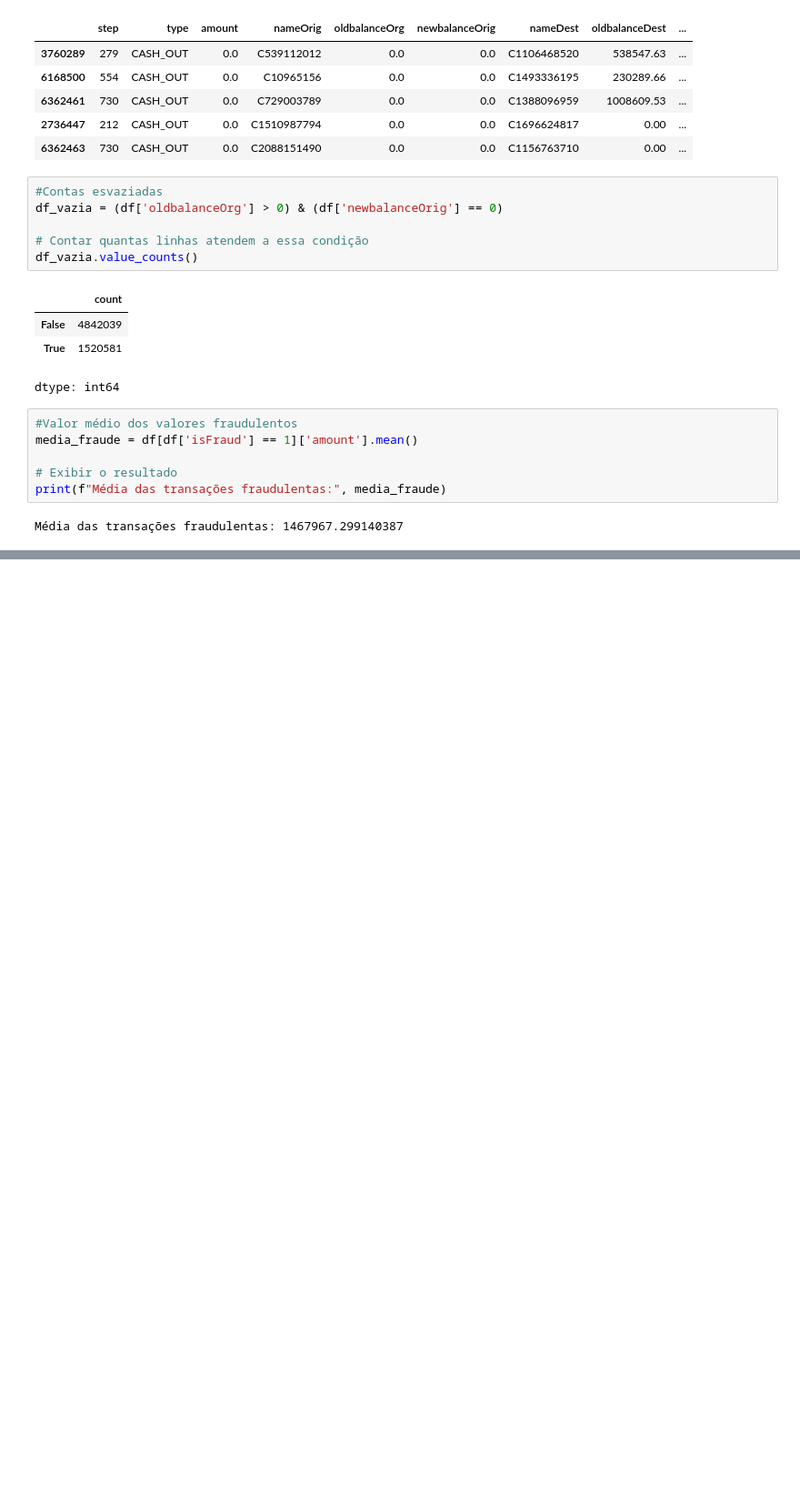
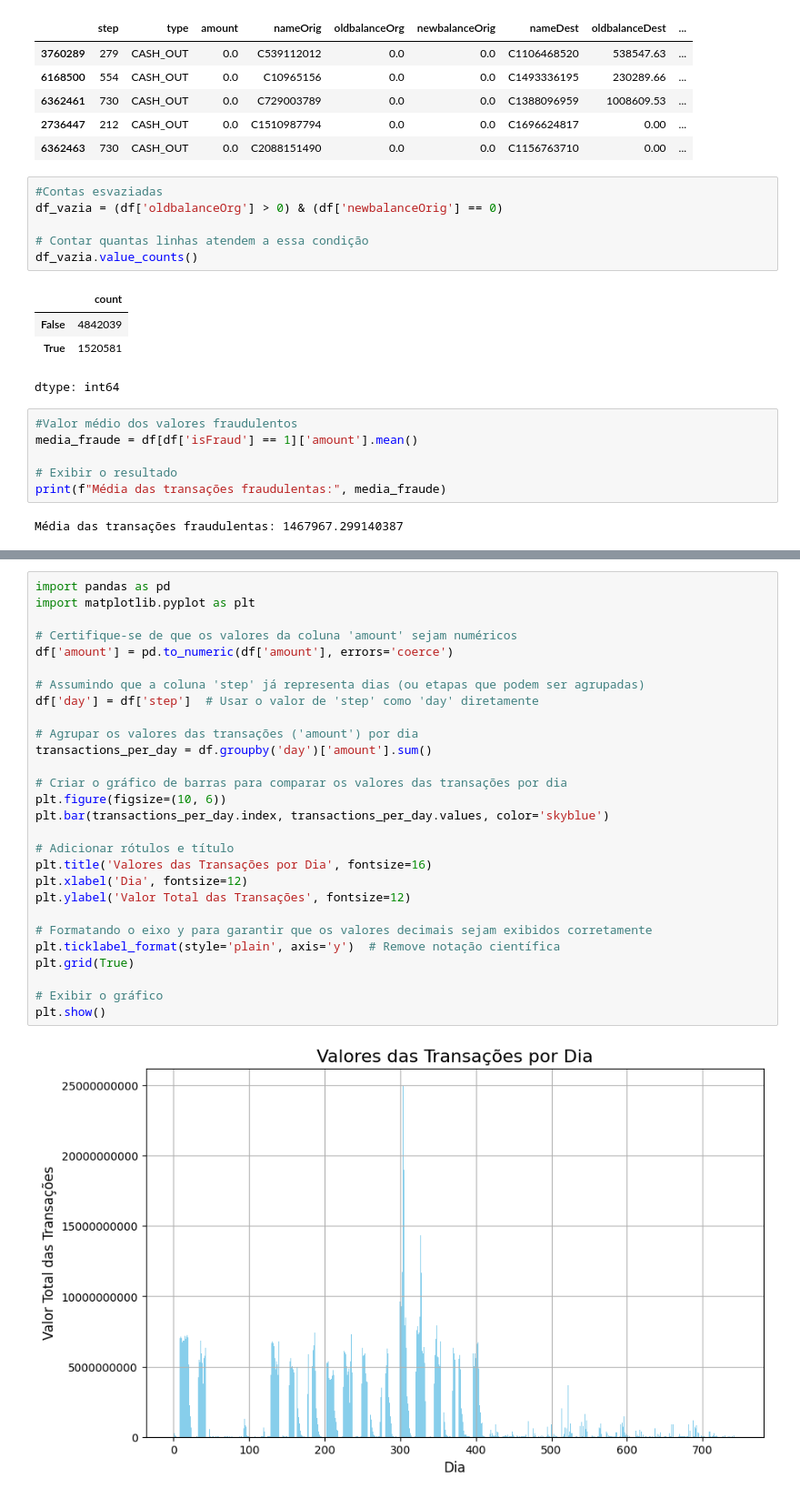
Before and after one commit to BrunaCFerreiraAzevedo/PredicaoFraude, a Jupyter notebook: AnaliseExploratoria.ipynb, the cells around one changed output, grey strips where cells are left out. Shown: that part at 91% size. Cells and saved outputs as stored; diff of their text form; blank space fills up the shorter version.

```diff
--- a/AnaliseExploratoria.ipynb
+++ b/AnaliseExploratoria.ipynb
@@ -180,0 +216,30 @@ dtype: int64
+# %%
+import pandas as pd
+import matplotlib.pyplot as plt
+
+# Certifique-se de que os valores da coluna 'amount' sejam numéricos
+df['amount'] = pd.to_numeric(df['amount'], errors='coerce')
+
+# Assumindo que a coluna 'step' já representa dias (ou etapas que podem ser agrupadas)
+df['day'] = df['step']  # Usar o valor de 'step' como 'day' diretamente
+
+# Agrupar os valores das transações ('amount') por dia
+transactions_per_day = df.groupby('day')['amount'].sum()
+
+# Criar o gráfico de barras para comparar os valores das transações por dia
+plt.figure(figsize=(10, 6))
+plt.bar(transactions_per_day.index, transactions_per_day.values, color='skyblue')
+
+# Adicionar rótulos e título
+plt.title('Valores das Transações por Dia', fontsize=16)
+plt.xlabel('Dia', fontsize=12)
+plt.ylabel('Valor Total das Transações', fontsize=12)
+
+# Formatando o eixo y para garantir que os valores decimais sejam exibidos corretamente
+plt.ticklabel_format(style='plain', axis='y')  # Remove notação científica
+plt.grid(True)
+
+# Exibir o gráfico
+plt.show()
+# %% [output]
+[figure, added]
```
Also changed, not shown: parts of 5 cells of this notebook.
